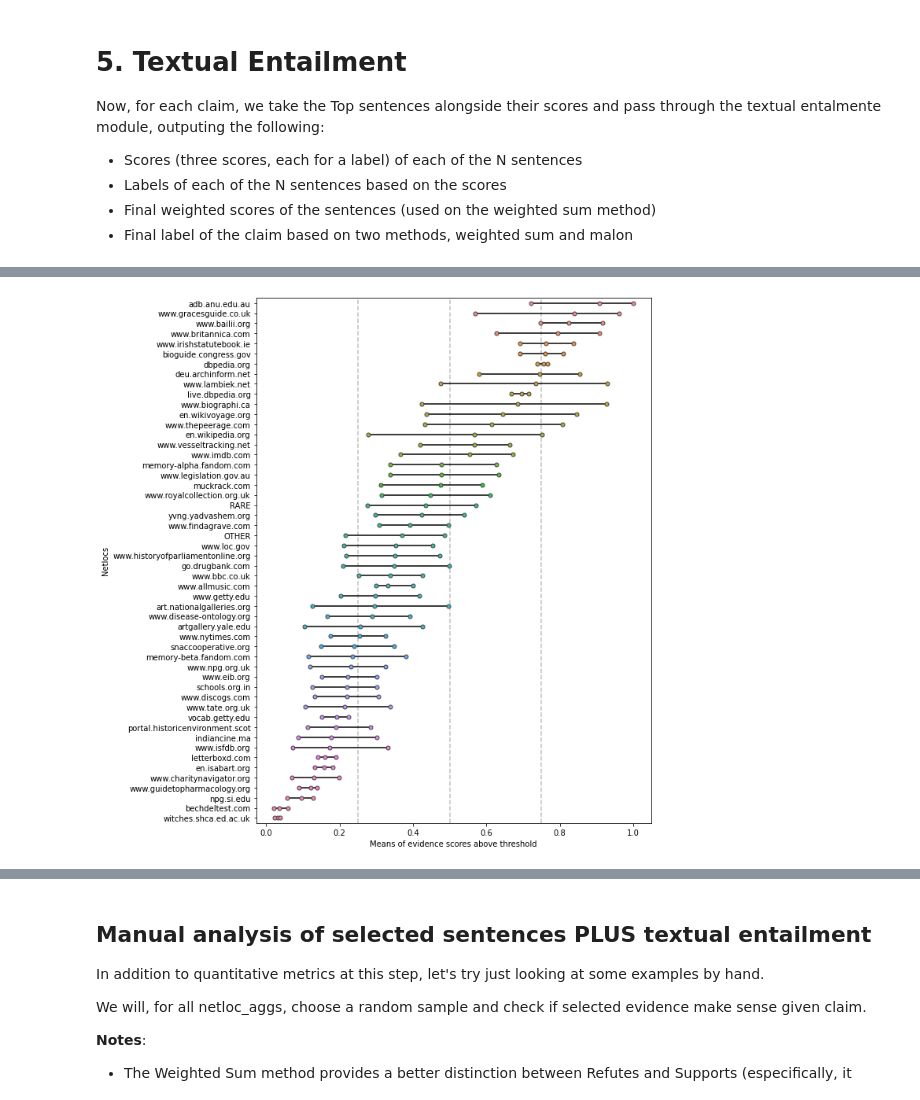
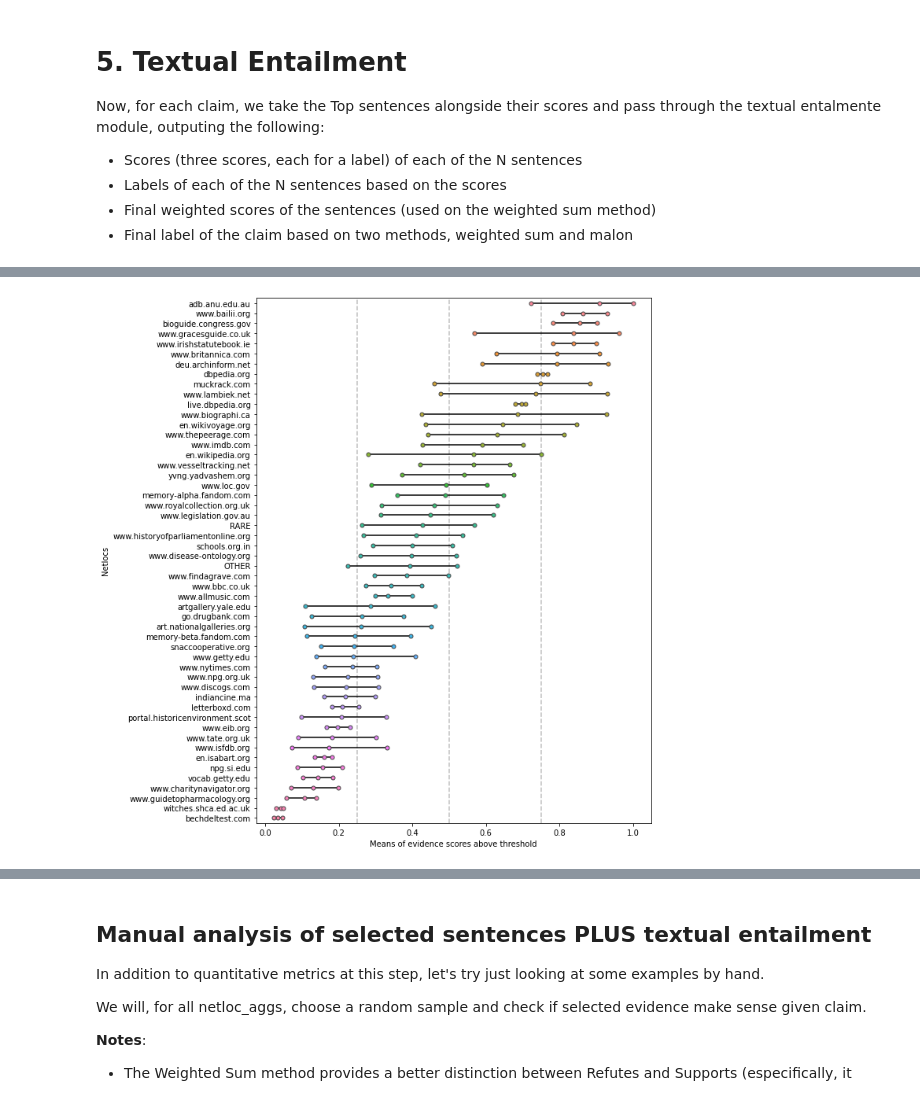
Before and after one commit to gabrielmaia7/RSP, a Jupyter notebook: support_classification_pipeline_test.ipynb, the cells around one changed output, grey strips where cells are left out. Saved outputs shown, nothing was run; the diff lists cells and outputs as text; code cells hidden in the pictures.

Commit message:
finished sentence selection and textual entailment of data with verbalisations corrected

```diff
--- a/support_classification_pipeline_test.ipynb
+++ b/support_classification_pipeline_test.ipynb
@@ -768 +919,4 @@ Here, we **WILL**:
 2. Then, we will calculate a relevance score for each sentence, and keep only the (up-to) 5 best positive scores.
+# %%
+verbalised_claims_df_final = pd.read_csv('verbalisation/verbalised_claims_df_final.csv')
+verbalised_claims_df_final.info()
@@ -958,11 +1140,11 @@ sentence_relevance_df.to_csv('sentence_retrieval/sentence_relevance_df_maxlen=51
 # %%
-sentence_relevance_df = pd.read_csv('sentence_retrieval/sentence_relevance_df_maxlen=512_TOP_N=5_THR=0.csv')
-sentence_relevance_df['nlp_sentences'] = sentence_relevance_df['nlp_sentences'].apply(leval)
-sentence_relevance_df['nlp_sentences_slide_2'] = sentence_relevance_df['nlp_sentences_slide_2'].apply(leval)
-sentence_relevance_df['nlp_sentences_scores'] = sentence_relevance_df['nlp_sentences_scores'].apply(leval)
-sentence_relevance_df['nlp_sentences_slide_2_scores'] = sentence_relevance_df['nlp_sentences_slide_2_scores'].apply(leval)
-sentence_relevance_df['nlp_sentences_TOP_N'] = sentence_relevance_df['nlp_sentences_TOP_N'].apply(leval)
-sentence_relevance_df['nlp_sentences_slide_2_TOP_N'] = sentence_relevance_df['nlp_sentences_slide_2_TOP_N'].apply(leval)
-sentence_relevance_df['nlp_sentences_all_TOP_N'] = sentence_relevance_df['nlp_sentences_all_TOP_N'].apply(leval)
+sentence_relevance_df = pd.read_json('sentence_retrieval/sentence_relevance_df_maxlen=512_TOP_N=5.json')
+#sentence_relevance_df['nlp_sentences'] = sentence_relevance_df['nlp_sentences'].apply(leval)
+#sentence_relevance_df['nlp_sentences_slide_2'] = sentence_relevance_df['nlp_sentences_slide_2'].apply(leval)
+#sentence_relevance_df['nlp_sentences_scores'] = sentence_relevance_df['nlp_sentences_scores'].apply(leval)
+#sentence_relevance_df['nlp_sentences_slide_2_scores'] = sentence_relevance_df['nlp_sentences_slide_2_scores'].apply(leval)
+#sentence_relevance_df['nlp_sentences_TOP_N'] = sentence_relevance_df['nlp_sentences_TOP_N'].apply(leval)
+#sentence_relevance_df['nlp_sentences_slide_2_TOP_N'] = sentence_relevance_df['nlp_sentences_slide_2_TOP_N'].apply(leval)
+#sentence_relevance_df['nlp_sentences_all_TOP_N'] = sentence_relevance_df['nlp_sentences_all_TOP_N'].apply(leval)
 sentence_relevance_df
 # %% [output]
@@ -1181,15 +1470,24 @@ plt.show()
 fig, ax = plt.subplots(1,1,figsize=(10,10))
 
 df = textual_entailment_df[['netloc_agg', 'nlp_sentences_all_TOP_N']].copy()
-df['nlp_sentences_all_TOP_N_score_mean'] = df.nlp_sentences_all_TOP_N.apply(
-    lambda x : np.mean([xx['score'] for xx in x] if len(x) > 0 else 0)
-)
-df['nlp_sentences_all_TOP_N_score_max'] = df.nlp_sentences_all_TOP_N.apply(
-    lambda x : np.max([xx['score'] for xx in x] if len(x) > 0 else 0)
-)
-df['nlp_sentences_all_TOP_N_score_min'] = df.nlp_sentences_all_TOP_N.apply(
-    lambda x : np.min([xx['score'] for xx in x] if len(x) > 0 else 0)
-)
+df['nlp_sentences_all_TOP_N_score_mean'] = df.nlp_sentences_all_TOP_N\
+    .apply(lambda x : [xx for xx in x if xx['score'] > SCORE_THRESHOLD])\
+    .apply(
+        lambda x : np.mean([xx['score'] for xx in x] if len(x) > 0 else 0)
+    )
+
+df['nlp_sentences_all_TOP_N_score_max'] = df.nlp_sentences_all_TOP_N\
+    .apply(lambda x : [xx for xx in x if xx['score'] > SCORE_THRESHOLD])\
+    .apply(
+        lambda x : np.max([xx['score'] for xx in x] if len(x) > 0 else 0)
+    )
+
+df['nlp_sentences_all_TOP_N_score_min'] = df.nlp_sentences_all_TOP_N\
+    .apply(lambda x : [xx for xx in x if xx['score'] > SCORE_THRESHOLD])\
+    .apply(
+        lambda x : np.min([xx['score'] for xx in x] if len(x) > 0 else 0)
+    )
+
 df = df.groupby('netloc_agg').mean().reset_index()
 df = df.sort_values('nlp_sentences_all_TOP_N_score_mean', ascending=False).reset_index(drop=True)
 
@@ -1209,34 +1507,34 @@ sns.swarmplot(
     ax=ax,
     linewidth=1
 )
 sns.swarmplot(
     data=df,
     x='nlp_sentences_all_TOP_N_score_max',
     y='netloc_agg',
     order=df.netloc_agg,
     ax=ax,
     linewidth=1
 )
 sns.swarmplot(
     data=df,
     x='nlp_sentences_all_TOP_N_score_min',
     y='netloc_agg',
     order=df.netloc_agg,
     ax=ax,
     linewidth=1
 )
 
 plt.axvline(x=0.75, c='black', ls='--', alpha=0.25)
 plt.axvline(x=0.50, c='black', ls='--', alpha=0.25)
 plt.axvline(x=0.25, c='black', ls='--', alpha=0.25)
 
 plt.ylabel('Netlocs')
 plt.xlabel('Means of evidence scores above threshold')
 
 plt.tight_layout()
 plt.show()
 # %% [output]
-[figure, old version]
+[figure, new version]
 # %%
 fig, ax = plt.subplots(1,1,figsize=(10,10))
 
```
Also changed, not shown: parts of 36 cells of this notebook, 7 other files.
